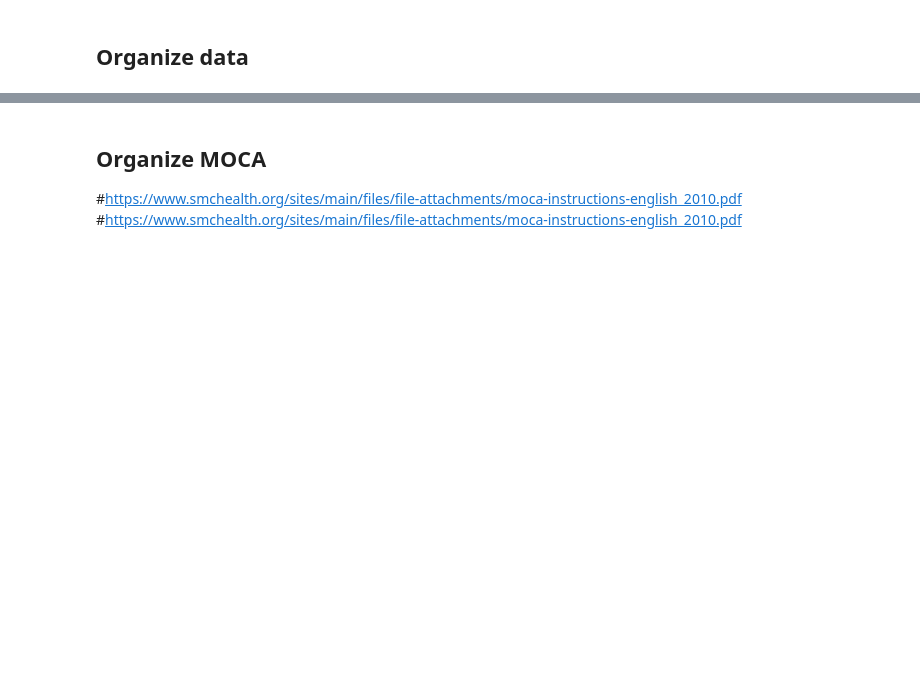
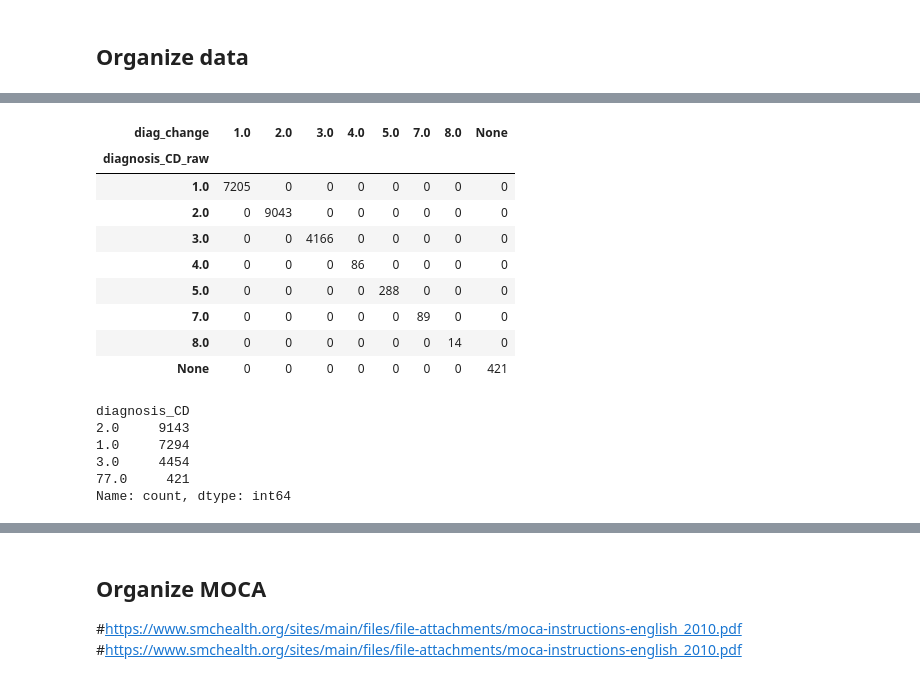
Before and after one commit to caroline-dartora/paper1_adni_brainage, a Jupyter notebook: pet_fdg_organization.ipynb, the cells around one changed output, grey strips where cells are left out. Drawn from its saved outputs; the diff is of its cells as text; code cells hidden in the pictures; blank space fills up the shorter version.

```diff
--- a/pet_fdg_organization.ipynb
+++ b/pet_fdg_organization.ipynb
@@ -48,0 +51,9 @@ fs_keys = adni3[['freesurfer_6_0_0_aparc_thickness_GUID']]
+# %%
+# Load
+diag = pd.read_csv(os.path.join(dir, 'ADNI_DIAGNOSIS_20250616.csv'))
+
+adni_diag = diag.copy()
+#change missing to na, and None to na
+adni_diag = adni_diag.replace('None', np.nan)
+adni_diag = adni_diag.replace(-4, np.nan)
+adni_diag = adni_diag.replace('-4', np.nan)
@@ -48,0 +69,30 @@ fs_keys = adni3[['freesurfer_6_0_0_aparc_thickness_GUID']]
+# %%
+# Fill in different timepoint
+adni_diag = adni_diag.sort_values(by=['Individual', 'TimePoint'])
+
+diagnosis_cols = [
+    'DXCHANGE', 'DXCURREN', 'DXCONV', 'DXREV', 'DXNORM', 'DXMCI',
+    'DXMDES', 'DXMPTR1', 'DXMDUE', 'DXMOTHET', 'DXDDUE', 'DXAD', 'DXAPP',
+    'DXAPOSS', 'DXPARK', 'DXODES', 'DIAGNOSIS', 'BCSTROKE'
+]
+
+# Fill missing values for rows that share the same Individual and TimePoint
+adni_diag[diagnosis_cols] = (
+    adni_diag.groupby(['Individual', 'TimePoint'])[diagnosis_cols]
+    .transform(lambda x: x.bfill().ffill())
+)
+
+#fill in the dates were there is no diagnosis assuming the previous diagnosis is still the actual diagnosis
+adni_diag = adni_diag.sort_values(by=['Individual', 'EXAMDATE'])
+
+diagnosis_cols = [
+    'DXCHANGE', 'DXCURREN', 'DXCONV', 'DXREV', 'DXNORM', 'DXMCI',
+    'DXMDES', 'DXMPTR1', 'DXMDUE', 'DXMOTHET', 'DXDDUE', 'DXAD', 'DXAPP',
+    'DXAPOSS', 'DXPARK', 'DXODES', 'DIAGNOSIS', 'BCSTROKE'
+]
+
+# Fill missing values for rows that share the same Individual --> as we work with date, cannot be backwards, only forward
+adni_diag[diagnosis_cols] = (
+    adni_diag.groupby(['Individual'])[diagnosis_cols]
+    .transform(lambda x: x.ffill())
+)
@@ -48,0 +184,13 @@ fs_keys = adni3[['freesurfer_6_0_0_aparc_thickness_GUID']]
+# %%
+pd.crosstab(adni_diag['diagnosis_CD_raw'],adni_diag['diag_change'])
+# %% [output]
+| diag_change | 1.0 | 2.0 | 3.0 | 4.0 | 5.0 | 7.0 | 8.0 | None |
+| diagnosis_CD_raw |  |  |  |  |  |  |  |  |
+| 1.0 | 7205 | 0 | 0 | 0 | 0 | 0 | 0 | 0 |
+| 2.0 | 0 | 9043 | 0 | 0 | 0 | 0 | 0 | 0 |
+| 3.0 | 0 | 0 | 4166 | 0 | 0 | 0 | 0 | 0 |
+| 4.0 | 0 | 0 | 0 | 86 | 0 | 0 | 0 | 0 |
+| 5.0 | 0 | 0 | 0 | 0 | 288 | 0 | 0 | 0 |
+| 7.0 | 0 | 0 | 0 | 0 | 0 | 89 | 0 | 0 |
+| 8.0 | 0 | 0 | 0 | 0 | 0 | 0 | 14 | 0 |
+| None | 0 | 0 | 0 | 0 | 0 | 0 | 0 | 421 |
@@ -48,0 +241,9 @@ fs_keys = adni3[['freesurfer_6_0_0_aparc_thickness_GUID']]
+# %%
+adni_diag1['diagnosis_CD'].value_counts()
+# %% [output]
+diagnosis_CD
+2.0     9143
+1.0     7294
+3.0     4454
+77.0     421
+Name: count, dtype: int64
```
Also changed, not shown: parts of 36 cells of this notebook, 1 other file.
